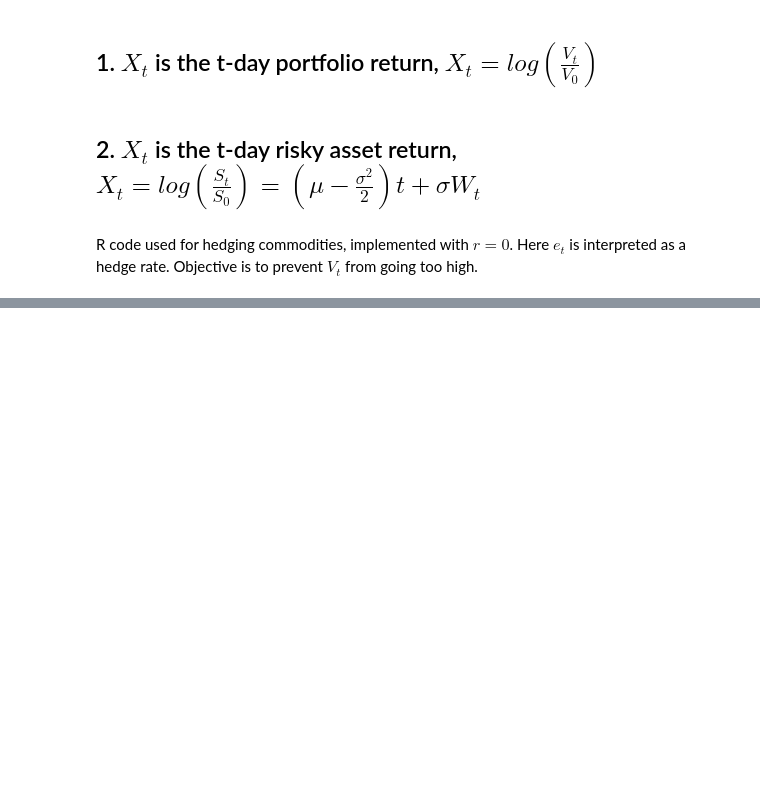
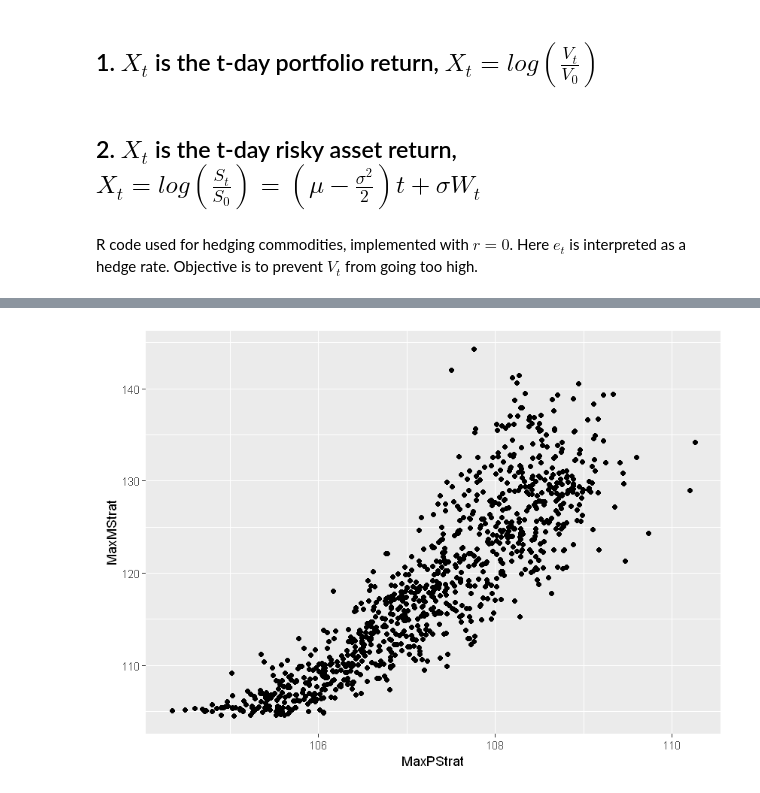
Before and after one commit to sleire/laar, a Jupyter notebook: Logistic Asset Allocation.ipynb, the cells around one changed output, grey strips where cells are left out. Saved outputs shown, nothing was run; the diff lists cells and outputs as text; code cells hidden in the pictures; blank space fills up the shorter version.

```diff
--- a/Logistic Asset Allocation.ipynb
+++ b/Logistic Asset Allocation.ipynb
@@ -120,6 +121,6 @@ facet_grid(. ~ Type)
 # %%
 # define grid with possible parameter combinations
-theta <- seq(50, 50, by = 1)
+theta <- seq(50, 55, by = 1)
 mu <- seq(0.01, 0.1, by = 0.01)
 sigma <- seq(0.05, 0.2, by = 0.01)
 param <- expand.grid(theta, mu, sigma)
@@ -125,0 +177,8 @@ param <- expand.grid(theta, mu, sigma)
+# %%
+options(repr.plot.width = 7, repr.plot.height = 5)
+ggplot(simres, aes(x = MaxPStrat, y = MaxMStrat)) + geom_point()
+#ggplot(simres, aes(x = MaxPStrat, y = sigma)) + geom_point()
+#ggplot(simres, aes(x = MaxPStrat, y = mu)) + geom_point()
+#ggplot(simres, aes(x = MaxPStrat, y = theta)) + geom_point()
+# %% [output]
+[figure, added]
```
Also changed, not shown: parts of 8 cells of this notebook, 1 other file.
